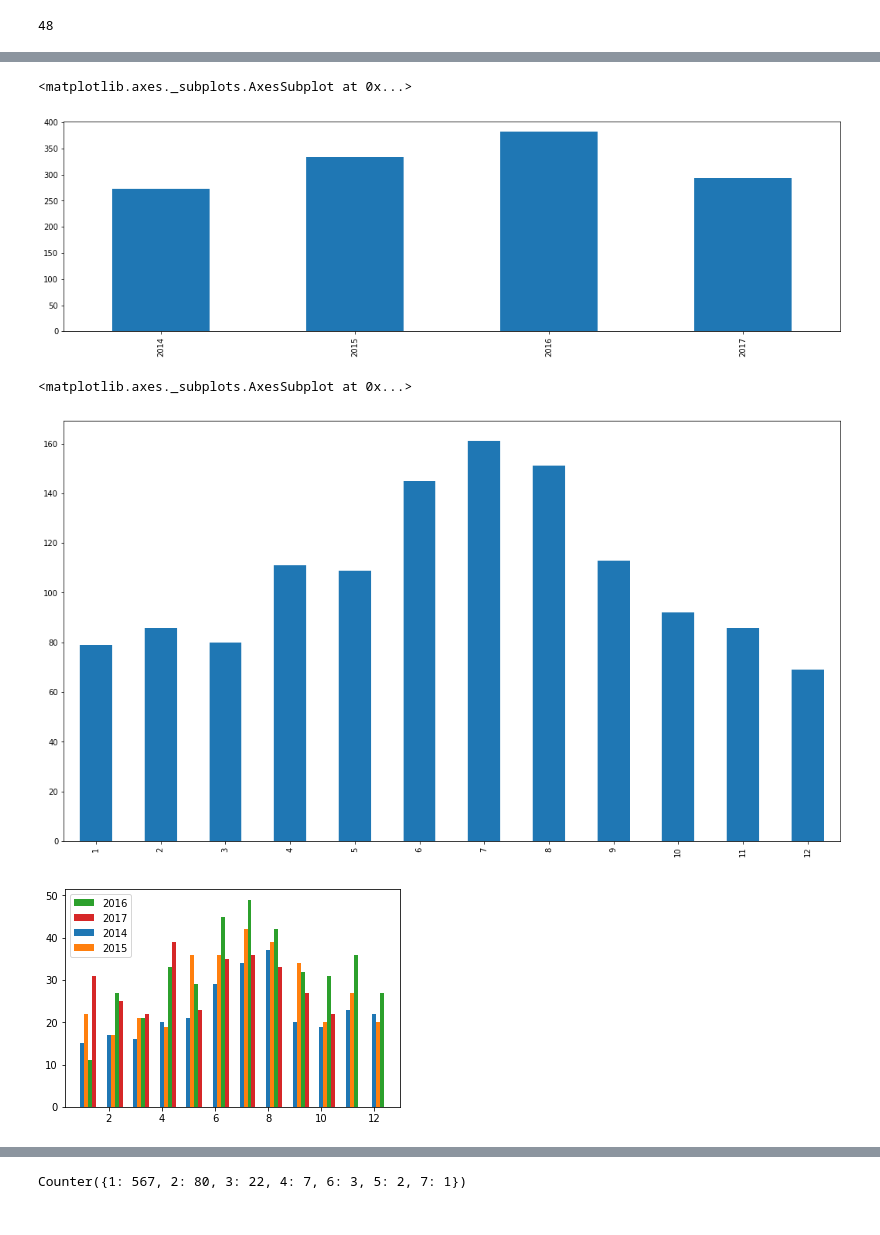
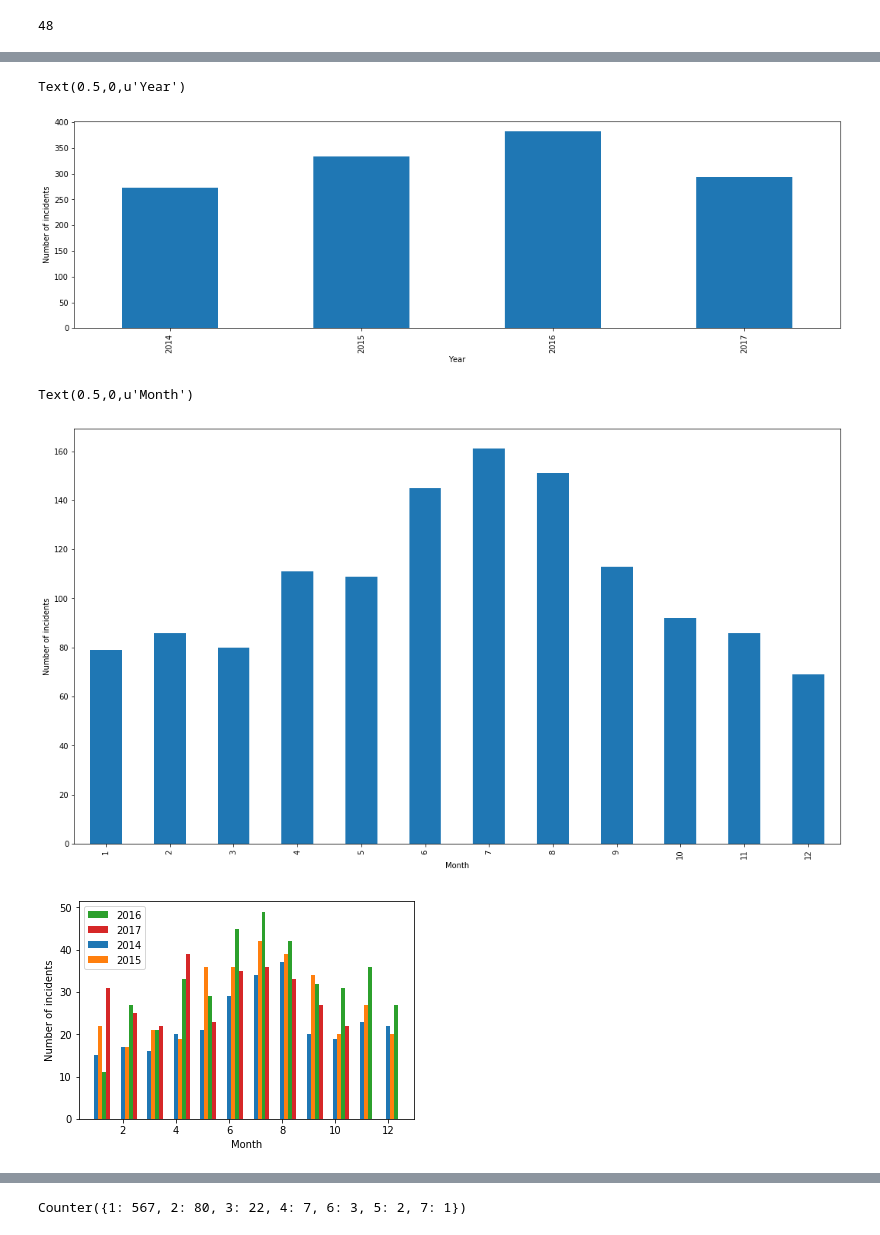
Before and after one commit to BlueEyedHush/us-mass-shootings, a Jupyter notebook: gva-analysis/Gun Violence Archive analysis.ipynb, the cells around one changed output, grey strips where cells are left out. Saved outputs shown, nothing was run; the diff lists cells and outputs as text; code cells hidden in the pictures.

Commit message:
Add plots axis names and new analysis.

```diff
--- a/gva-analysis/Gun Violence Archive analysis.ipynb
+++ b/gva-analysis/Gun Violence Archive analysis.ipynb
@@ -101,36 +101,42 @@ mass_map
 # %%
 %matplotlib inline
 groupedByYear = json.date.map(lambda x: x.year)
-groupedByYear.value_counts().sort_index().plot.bar(figsize=(18,5))
+plot = groupedByYear.value_counts().sort_index().plot.bar(figsize=(18,5))
+plot.set_ylabel('Number of incidents')
+plot.set_xlabel('Year')
 # %% [output]
-<matplotlib.axes._subplots.AxesSubplot at 0x...>
+Text(0.5,0,u'Year')
-[figure, old version]
+[figure, new version]
 # %%
 groupedByMonth = json.date.map(lambda x: x.month)
-groupedByMonth.value_counts().sort_index().plot.bar(figsize=(18,10))
+plot = groupedByMonth.value_counts().sort_index().plot.bar(figsize=(18,10))
+plot.set_ylabel('Number of incidents')
+plot.set_xlabel('Month')
 # %% [output]
-<matplotlib.axes._subplots.AxesSubplot at 0x...>
+Text(0.5,0,u'Month')
-[figure, old version]
+[figure, new version]
 # %%
 #number of incidents by months in each year
 
 import matplotlib.pyplot as plt
 import numpy as np
 
 fig, ax = plt.subplots()
 width = 0.15
 
 subplotsWithYear = []
 for year in range(2014, 2017+1):
     index = year - 2014
     incidentsByMonth = json[json.date.dt.year == year].date.map(lambda x: x.month).value_counts().sort_index().values
     x = np.arange(1, len(incidentsByMonth)+1)
     subplot = ax.bar(x+index*width, incidentsByMonth, width)
     subplotsWithYear.append((year, subplot))
 ax.legend(dict(subplotsWithYear).values(), dict(subplotsWithYear).keys())
+plt.xlabel('Month')
+plt.ylabel('Number of incidents')
 plt.show()
 # %% [output]
-[figure, old version]
+[figure, new version]
 # %%
 import numpy as np
 noInfoAboutGuns = np.array(filter(lambda x: len(x) == 0, json.guns.values))
```
Also changed, not shown: parts of 3 cells of this notebook.
